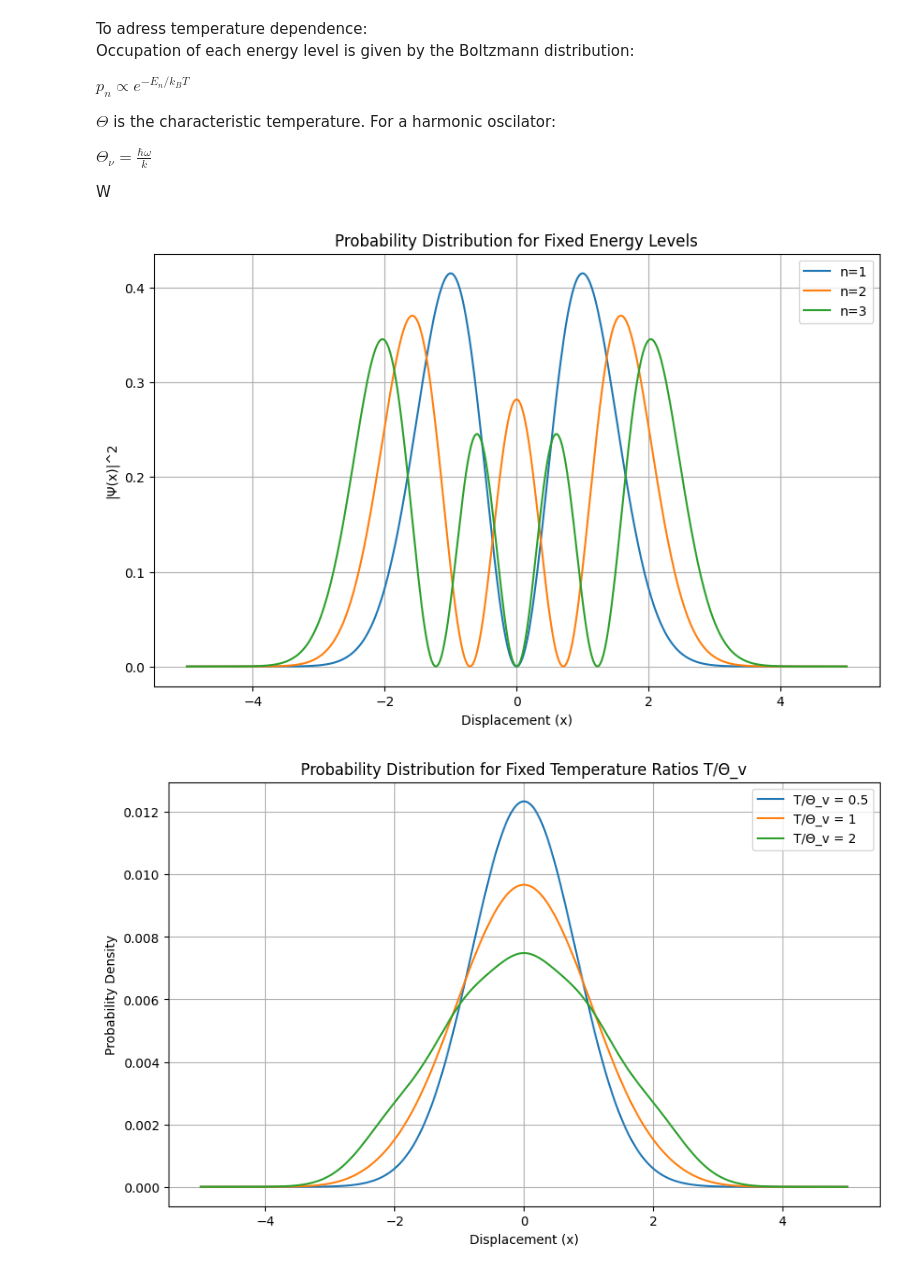
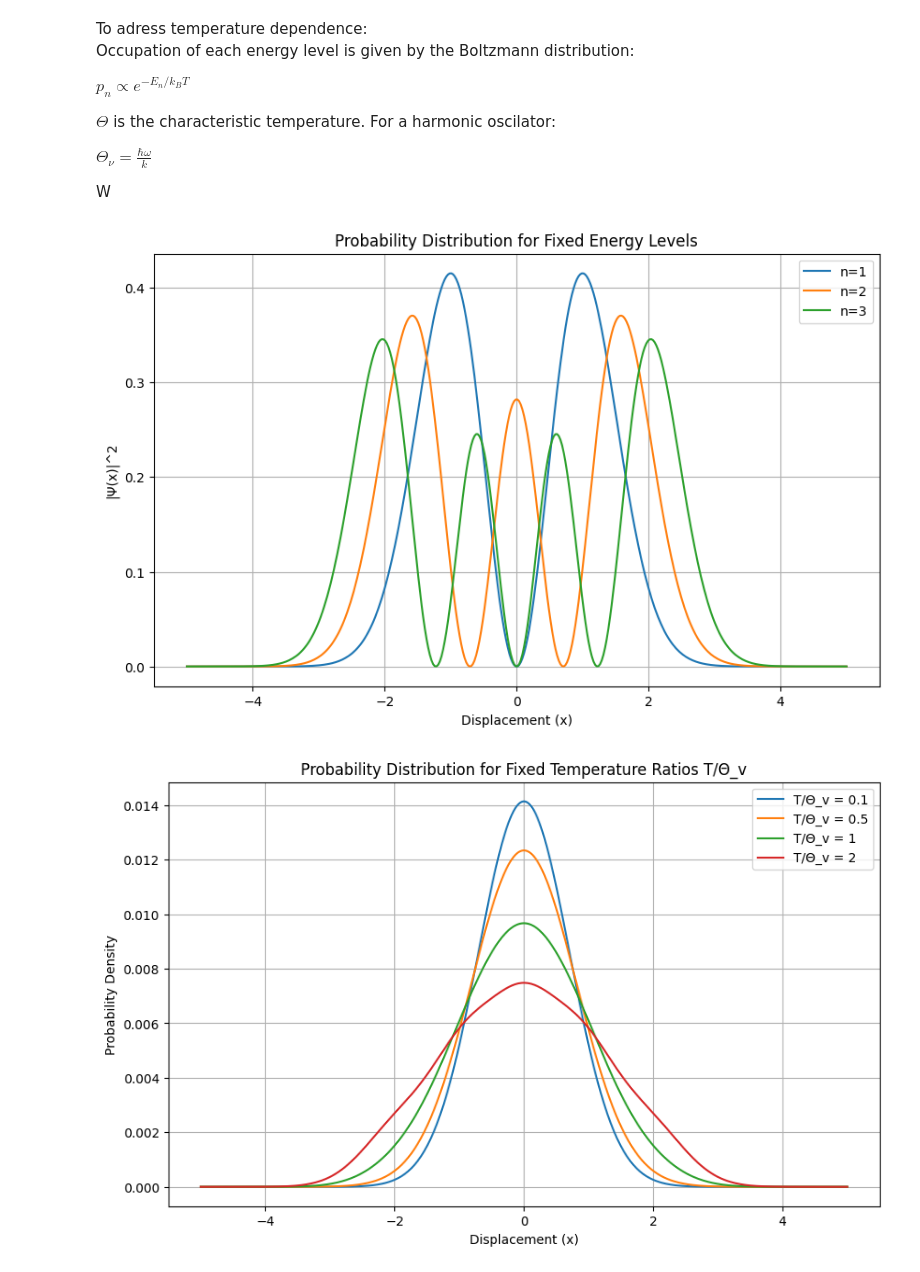
Before and after one commit to denny190/pchem_iv, a Jupyter notebook: l04_qm_harm_osc.ipynb, the cells around one changed output. Cells and saved outputs as stored; diff of their text form; code cells hidden in the pictures.

```diff
--- a/l04_qm_harm_osc.ipynb
+++ b/l04_qm_harm_osc.ipynb
@@ -28,14 +28,14 @@ import matplotlib.pyplot as plt
 from scipy.special import hermite
 
 def calculate_wavefunction(n, x):
-    """Compute the wave function for the quantum harmonic oscillator."""
+    '''Computing a wavefunction for a 1D quantum harmonic oscillator'''
     wavefunction = ((1 / (2**n * np.math.factorial(n)))**0.5 * (1/np.pi)**0.25) * np.exp(-x**2/2) * hermite(n)(x)
     return wavefunction
 
-# Parameters
+
 x = np.linspace(-5, 5, 400)
 
-# Plot the probability distributions for various quantum numbers
+
 plt.figure(figsize=(10, 6))
 for n in [0, 1, 2, 3]:
     plt.plot(x, abs(calculate_wavefunction(n, x))**2, label=f"n={n}")
@@ -64,11 +64,15 @@ import numpy as np
 import matplotlib.pyplot as plt
 from scipy.special import hermite
 
-# Define the wave function
 def calculate_wavefunction(n, x):
-    """Compute the wave function for the quantum harmonic oscillator."""
+    '''Computing a wavefunction for a 1D quantum harmonic oscillator'''
     wavefunction = ((1 / (2**n * np.math.factorial(n)))**0.5 * (1/np.pi)**0.25) * np.exp(-x**2/2) * hermite(n)(x)
     return wavefunction
+
+def boltzmann_distribution(n, temp_ratio):
+    '''Computing boltzmann distribution of energy levels'''
+    # T/Theta_v
+    return np.exp(-(n + 0.5)/temp_ratio)
 
 # Parameters
 x = np.linspace(-5, 5, 400)
@@ -76,36 +80,34 @@ x = np.linspace(-5, 5, 400)
 # 1. For fixed energy
 plt.figure(figsize=(10, 6))
 for n in [1, 2, 3]:
     plt.plot(x, abs(calculate_wavefunction(n, x))**2, label=f"n={n}")
 
 plt.title('Probability Distribution for Fixed Energy Levels')
 plt.xlabel('Displacement (x)')
 plt.ylabel('|Ψ(x)|^2')
 plt.legend()
 plt.grid(True)
 plt.show()
 
 # 2. For fixed temperature
-def boltzmann_distribution(n, temp_ratio):
-    # T/Theta_v
-    return np.exp(-(n + 0.5)/temp_ratio)
+temp_ratios = [0.1, 0.5, 1, 2]
 
-temp_ratios = [0.5, 1, 2]  # T/Theta_v values
 plt.figure(figsize=(10, 6))
+
 for temp_ratio in temp_ratios:
     prob = np.zeros_like(x)
     for n in range(5):  # considering first 5 energy levels
         weight = boltzmann_distribution(n, temp_ratio)
         prob += weight * abs(calculate_wavefunction(n, x))**2
-    prob /= prob.sum()  # Normalize
+    prob /= prob.sum()  # Normalization
     plt.plot(x, prob, label=f'T/Θ_v = {temp_ratio}')
 
 plt.title('Probability Distribution for Fixed Temperature Ratios T/Θ_v')
 plt.xlabel('Displacement (x)')
 plt.ylabel('Probability Density')
 plt.legend()
 plt.grid(True)
 plt.show()
 # %% [output]
 [figure]
-[figure, old version]
+[figure, new version]
```
Also changed, not shown: 1 other file.
